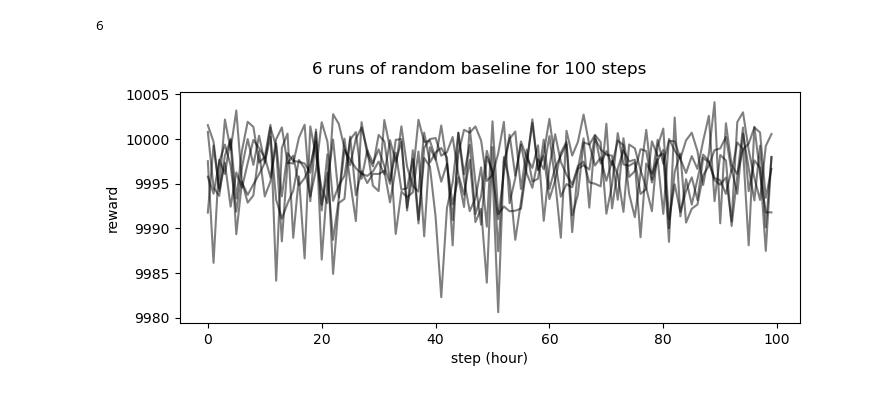
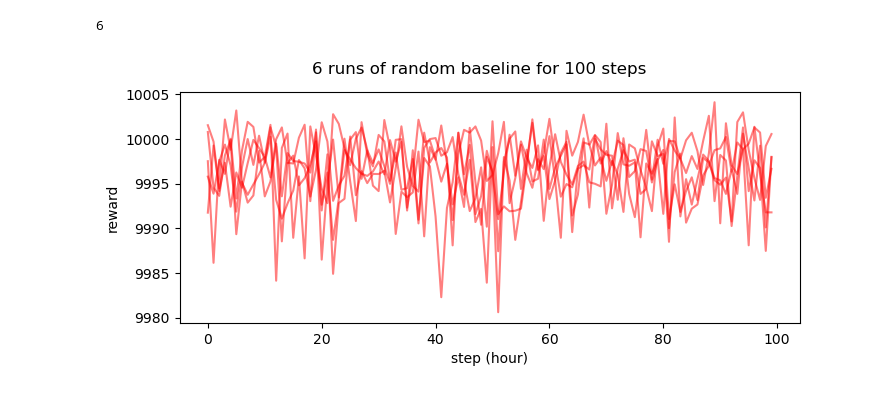
Before and after one commit to f-krause/uio-AIEI-project-1, a Jupyter notebook: notebooks/baseline.ipynb, the cells around one changed output. Cells and saved outputs as stored; diff of their text form; code cells hidden in the pictures.

```diff
--- a/notebooks/baseline.ipynb
+++ b/notebooks/baseline.ipynb
@@ -53,16 +49,15 @@ env = MicrogridEnv(data_dict)
 env.action_space.seed(42)
 observation, info = env.reset(seed=42)
 
-runs = [([],[])]
+runs = [[]]
 for epoch in range(500):
     action = env.action_space.sample() # TODO: this should probably come from our model
     observation, reward, terminated, truncated, info = env.step(action)
-    runs[-1][0].append(observation)
-    runs[-1][1].append(reward)
+    runs[-1].append(reward)
 
     if terminated or truncated:
         observation, info = env.reset()
-        runs += [([], [])]
+        runs += [[]]
 
 env.close()
 # %%
@@ -72,9 +67,9 @@ len(runs)
 # %%
 plt.figure(figsize=(8,3))
 plt.suptitle("%d runs of random baseline for %d steps" % (len(runs), len(env_df)))
 plt.xlabel("step (hour)")
 plt.ylabel("reward")
-for _, rewards in runs:
-  plt.plot(rewards, c="k", alpha=.5)
+for run in runs:
+  plt.plot(run, c="r", alpha=.5)
 # %% [output]
-[figure, old version]
+[figure, new version]
```
Also changed, not shown: parts of 1 cell of this notebook, 7 other files.
